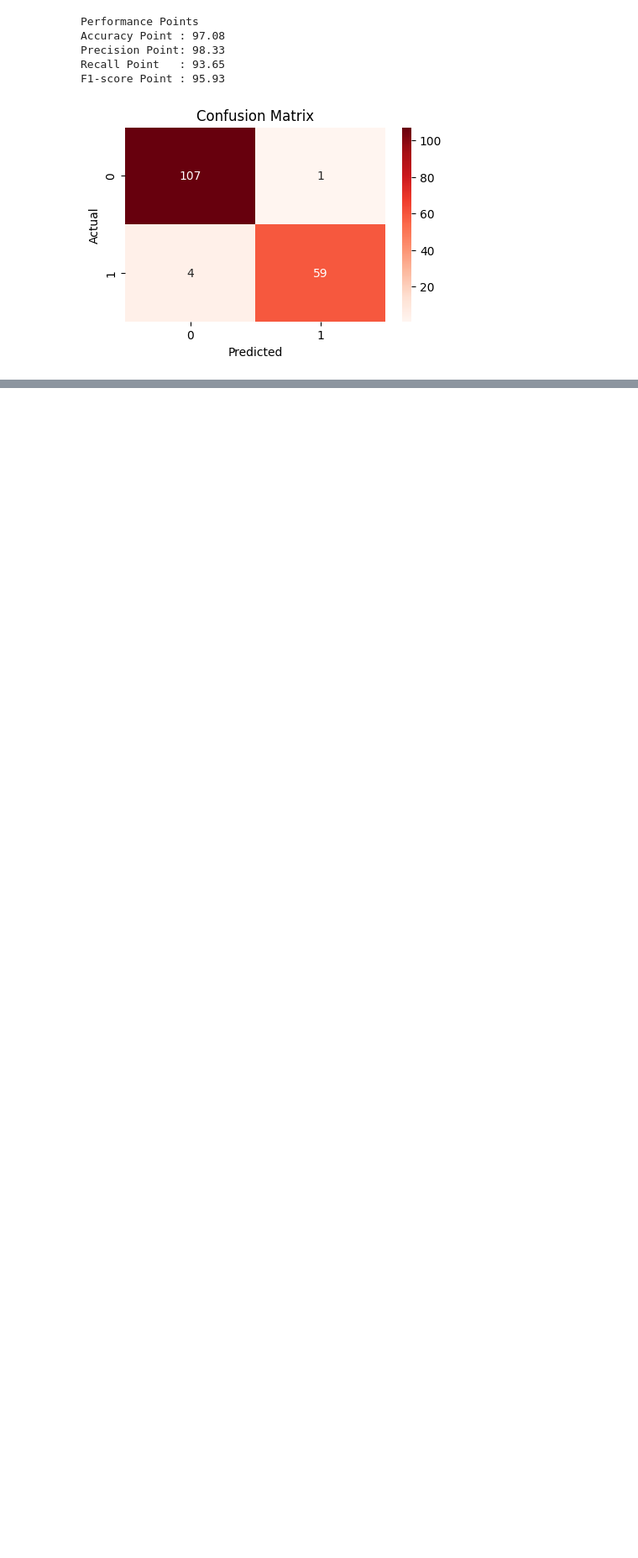
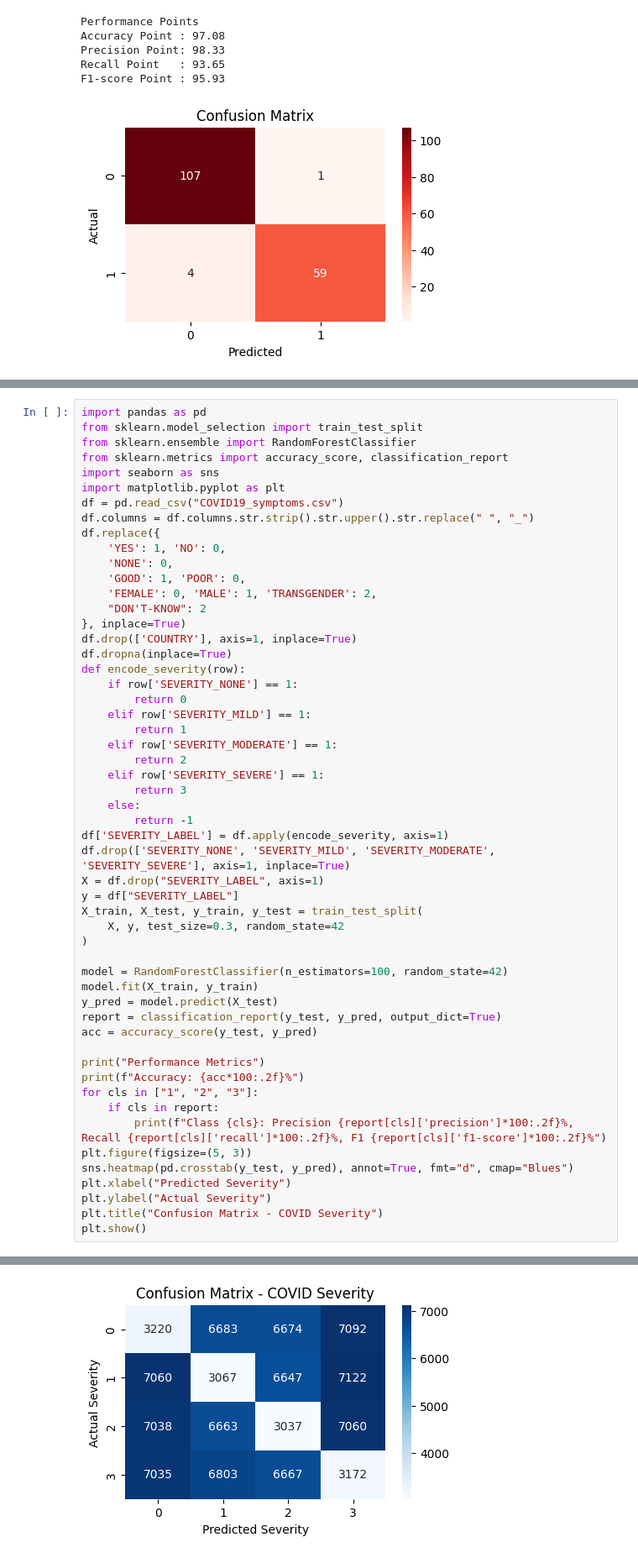
Before and after one commit to Stefina-11/pynotes, a Jupyter notebook: notebooks/basics/test_1.ipynb, the cells around one changed output, grey strips where cells are left out. Shown at 84% size. Cells and saved outputs as stored; diff of their text form; blank space fills up the shorter version.

Commit message:
add covid analysis

```diff
--- a/notebooks/basics/test_1.ipynb
+++ b/notebooks/basics/test_1.ipynb
@@ -523,0 +616,55 @@ F1-score Point : 95.93
+# %%
+import pandas as pd
+from sklearn.model_selection import train_test_split
+from sklearn.ensemble import RandomForestClassifier
+from sklearn.metrics import accuracy_score, classification_report
+import seaborn as sns
+import matplotlib.pyplot as plt
+df = pd.read_csv("COVID19_symptoms.csv")
+df.columns = df.columns.str.strip().str.upper().str.replace(" ", "_")
+df.replace({
+    'YES': 1, 'NO': 0,
+    'NONE': 0,
+    'GOOD': 1, 'POOR': 0,
+    'FEMALE': 0, 'MALE': 1, 'TRANSGENDER': 2,
+    "DON'T-KNOW": 2
+}, inplace=True)
+df.drop(['COUNTRY'], axis=1, inplace=True)
+df.dropna(inplace=True)
+def encode_severity(row):
+    if row['SEVERITY_NONE'] == 1:
+        return 0
+    elif row['SEVERITY_MILD'] == 1:
+        return 1
+    elif row['SEVERITY_MODERATE'] == 1:
+        return 2
+    elif row['SEVERITY_SEVERE'] == 1:
+        return 3
+    else:
+        return -1
+df['SEVERITY_LABEL'] = df.apply(encode_severity, axis=1)
+df.drop(['SEVERITY_NONE', 'SEVERITY_MILD', 'SEVERITY_MODERATE', 'SEVERITY_SEVERE'], axis=1, inplace=True)
+X = df.drop("SEVERITY_LABEL", axis=1)
+y = df["SEVERITY_LABEL"]
+X_train, X_test, y_train, y_test = train_test_split(
+    X, y, test_size=0.3, random_state=42
+)
+
+model = RandomForestClassifier(n_estimators=100, random_state=42)
+model.fit(X_train, y_train)
+y_pred = model.predict(X_test)
+report = classification_report(y_test, y_pred, output_dict=True)
+acc = accuracy_score(y_test, y_pred)
+
+print("Performance Metrics")
+print(f"Accuracy: {acc*100:.2f}%")
+for cls in ["1", "2", "3"]:
+    if cls in report:
+        print(f"Class {cls}: Precision {report[cls]['precision']*100:.2f}%, Recall {report[cls]['recall']*100:.2f}%, F1 {report[cls]['f1-score']*100:.2f}%")
+plt.figure(figsize=(5, 3))
+sns.heatmap(pd.crosstab(y_test, y_pred), annot=True, fmt="d", cmap="Blues")
+plt.xlabel("Predicted Severity")
+plt.ylabel("Actual Severity")
+plt.title("Confusion Matrix - COVID Severity")
+plt.show()
+# %% [output]
@@ -523,0 +676 @@ F1-score Point : 95.93
+[figure, added]
```
Also changed, not shown: parts of 4 cells of this notebook, 4 other files.
